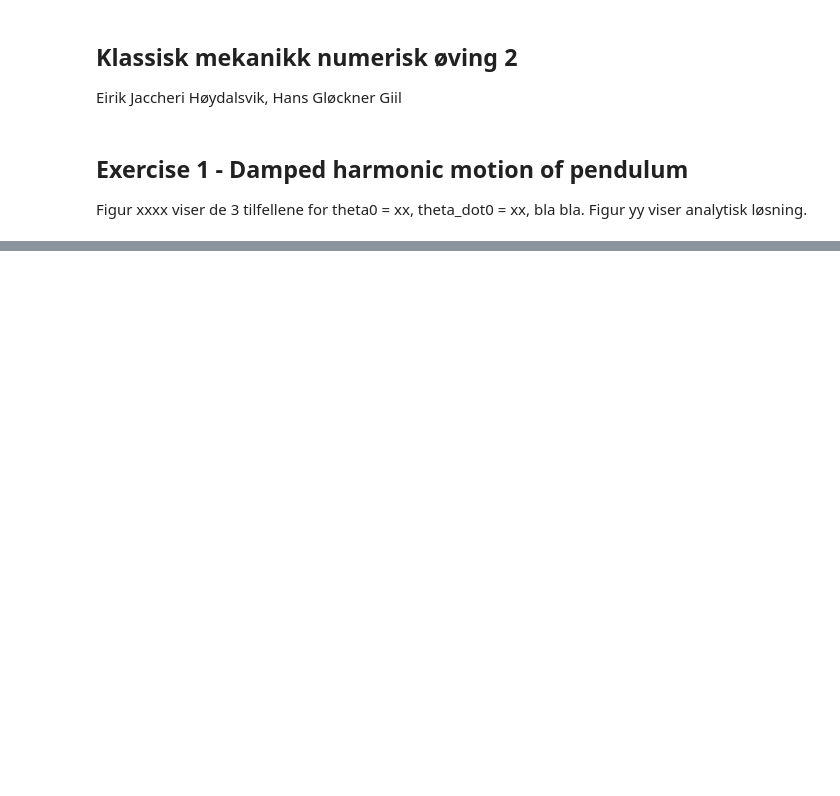
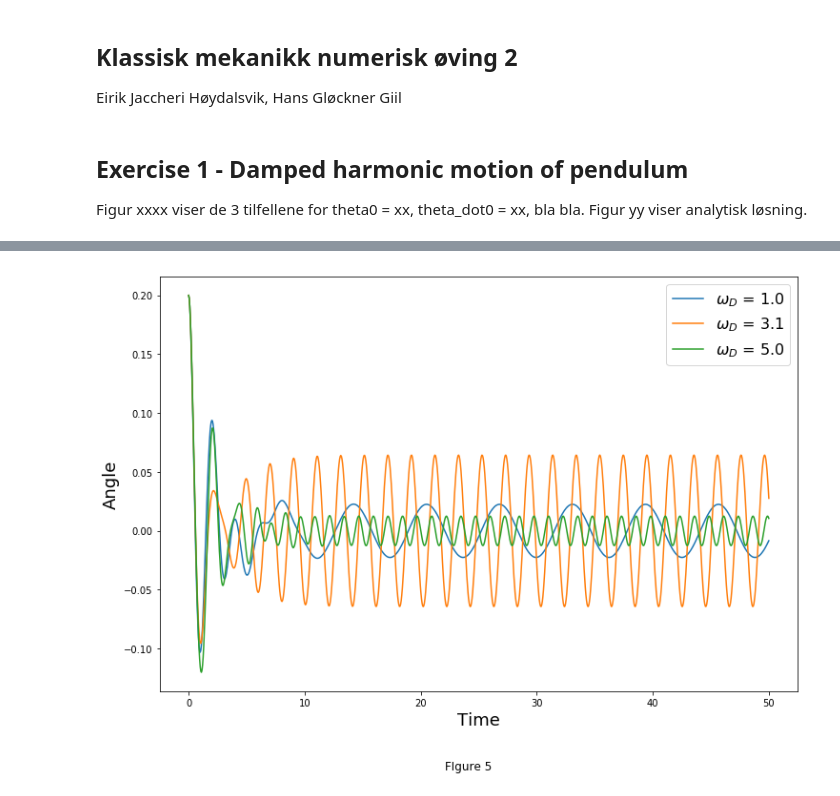
Before and after one commit to hansggi/Klassmek_num2, a Jupyter notebook: Klassmek_2.ipynb, the cells around one changed output, grey strips where cells are left out. Drawn from its saved outputs; the diff is of its cells as text; code cells hidden in the pictures; blank space fills up the shorter version.

```diff
--- a/Klassmek_2.ipynb
+++ b/Klassmek_2.ipynb
@@ -66,19 +67,20 @@ def plot_theta(u0, t0, tNum, dt, q, plot_work, F_d = 0, omega_d = 0):
     plt.tight_layout()
     return u_arr
 
-def plot_theta_comparison(u0, t0, tNum, dt, q_arr, F_d = 0, omega_d = 0):
-    num = len(q_arr)
+def plot_theta_comparison(u0, t0, tNum, dt, omega_d_arr,q, F_d = 0 ):
+    num = len(omega_d_arr)
     fig, ax = plt.subplots()
     #fig.set_size_inches(10, 8)
     t_arr = np.linspace(t0, t0 + dt * tNum, tNum)
 
-    ax.set_title("RK4" , fontsize = 18)
+    fig.suptitle("FIgure 5", y = 0)
     ax.set_xlabel("Time", fontsize = 18)
     ax.set_ylabel("Angle", fontsize = 18)
     fig.set_size_inches(12,8)
-    for q in q_arr:
+    for omega_d in omega_d_arr:
         u_arr = kutta_4(f_driven, u0, t0, tNum,  dt, q, F_d, omega_d)#array of [theta, theta_dot] values
-        l1, = ax.plot(t_arr, u_arr.T[0]) #UK.T gives [theta0, theta1 .... theta_tNum]
+        l1, = ax.plot(t_arr, u_arr.T[0], label = "$\omega_D$ = " + str(round(omega_d, 2))) #UK.T gives [theta0, theta1 .... theta_tNum]
+    ax.legend(fontsize = 16)
     plt.show()
 # %%
 def under(t,q,theta0,theta_dot):
@@ -122,12 +126,8 @@ Figure XX shows the amplitude as a function of $\omega = \sqrt{g / l}$ of the so
 # %%
-#plot for 5 different q-values
+#plot for different omega_d-values
 t_num2, dt2 = 1000, 0.05
 F_d2, omega_d2 = 0.2, 3.1321
-q2_arr = np.linspace(1, 7.5, 4 )
-q2_arr = np.array((1, 10))
-#for q2 in q2_arr:
-#    u_arr = plot_theta(u0, t0, t_num2, dt2, q2, False, F_d2, omega_d2)
-##q2 = print("Omega: ", round(omega, 4), "Omega_d : ", omega_d2)
-##u_arr = plot_theta(u0, t0, t_num2, dt2, q2, False, F_d2, omega_d2)
-#
-plot_theta_comparison(u0, t0, t_num2, dt2, q2_arr, F_d2, omega_d2)
+omega_d2_arr = np.array((1, 3.1, 5))
+plot_theta_comparison(u0, t0, t_num2, dt2, omega_d2_arr, q,  F_d2)
+# %% [output]
+[figure, added]
```
Also changed, not shown: parts of 7 cells of this notebook.
